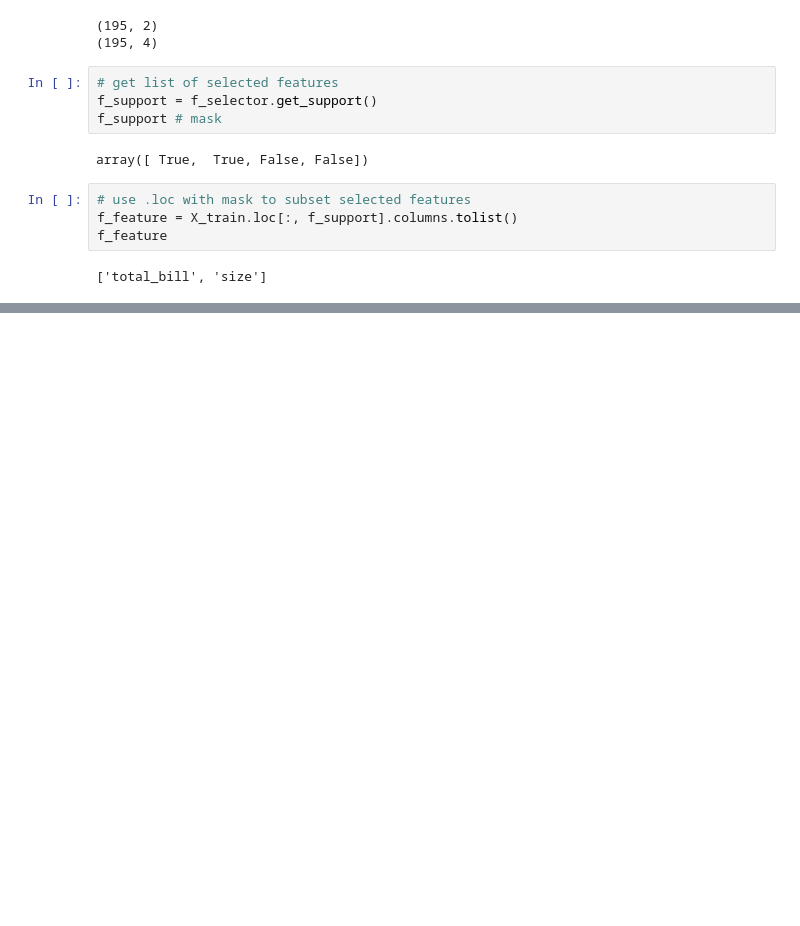
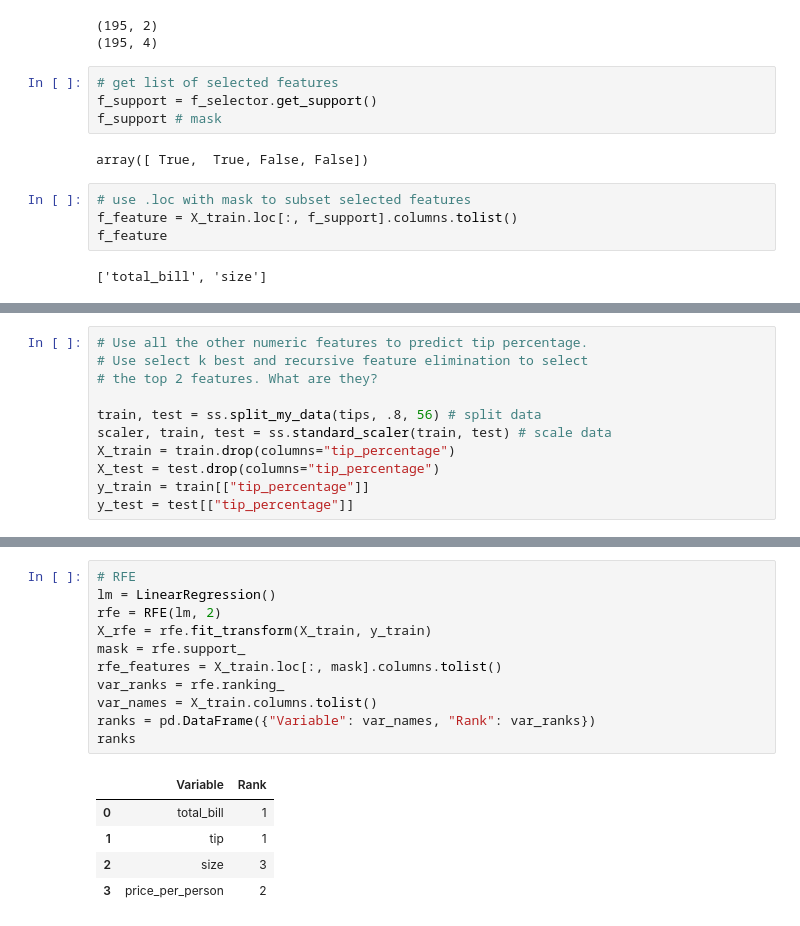
Before and after one commit to aleclhartman/ds-methodologies-exercises, a Jupyter notebook: regression/feature_engineering.ipynb, the cells around one changed output, grey strips where cells are left out. Saved outputs shown, nothing was run; the diff lists cells and outputs as text; blank space fills up the shorter version.

```diff
--- a/regression/feature_engineering.ipynb
+++ b/regression/feature_engineering.ipynb
@@ -223,0 +275,11 @@ f_feature
+# %%
+# Use all the other numeric features to predict tip percentage.
+# Use select k best and recursive feature elimination to select
+# the top 2 features. What are they?
+
+train, test = ss.split_my_data(tips, .8, 56) # split data
+scaler, train, test = ss.standard_scaler(train, test) # scale data
+X_train = train.drop(columns="tip_percentage")
+X_test = test.drop(columns="tip_percentage")
+y_train = train[["tip_percentage"]]
+y_test = test[["tip_percentage"]]
@@ -223,0 +294,17 @@ f_feature
+# %%
+# RFE
+lm = LinearRegression()
+rfe = RFE(lm, 2)
+X_rfe = rfe.fit_transform(X_train, y_train)
+mask = rfe.support_
+rfe_features = X_train.loc[:, mask].columns.tolist()
+var_ranks = rfe.ranking_
+var_names = X_train.columns.tolist()
+ranks = pd.DataFrame({"Variable": var_names, "Rank": var_ranks})
+ranks
+# %% [output]
+|  | Variable | Rank |
+| 0 | total_bill | 1 |
+| 1 | tip | 1 |
+| 2 | size | 3 |
+| 3 | price_per_person | 2 |
```
Also changed, not shown: parts of 14 cells of this notebook.
